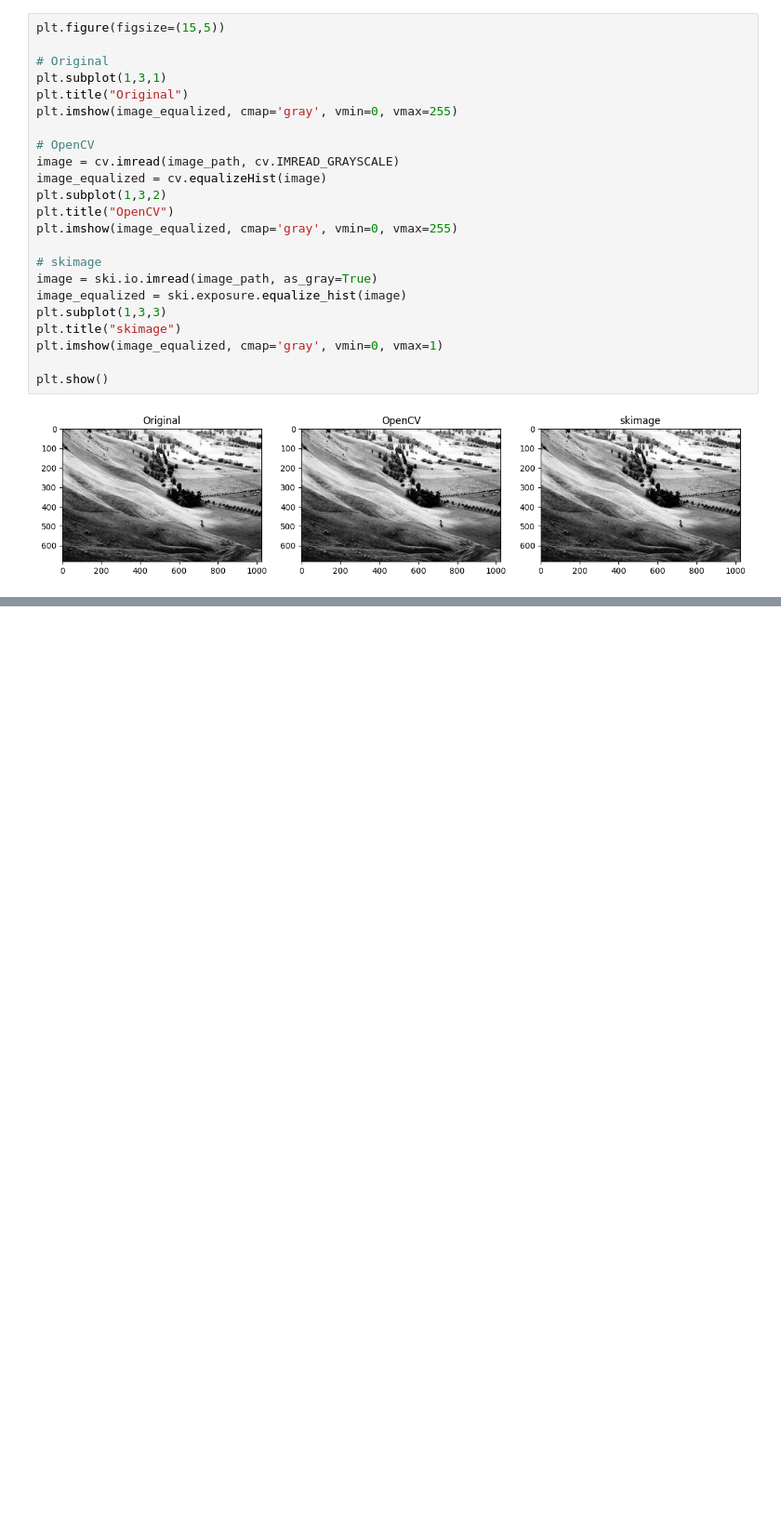
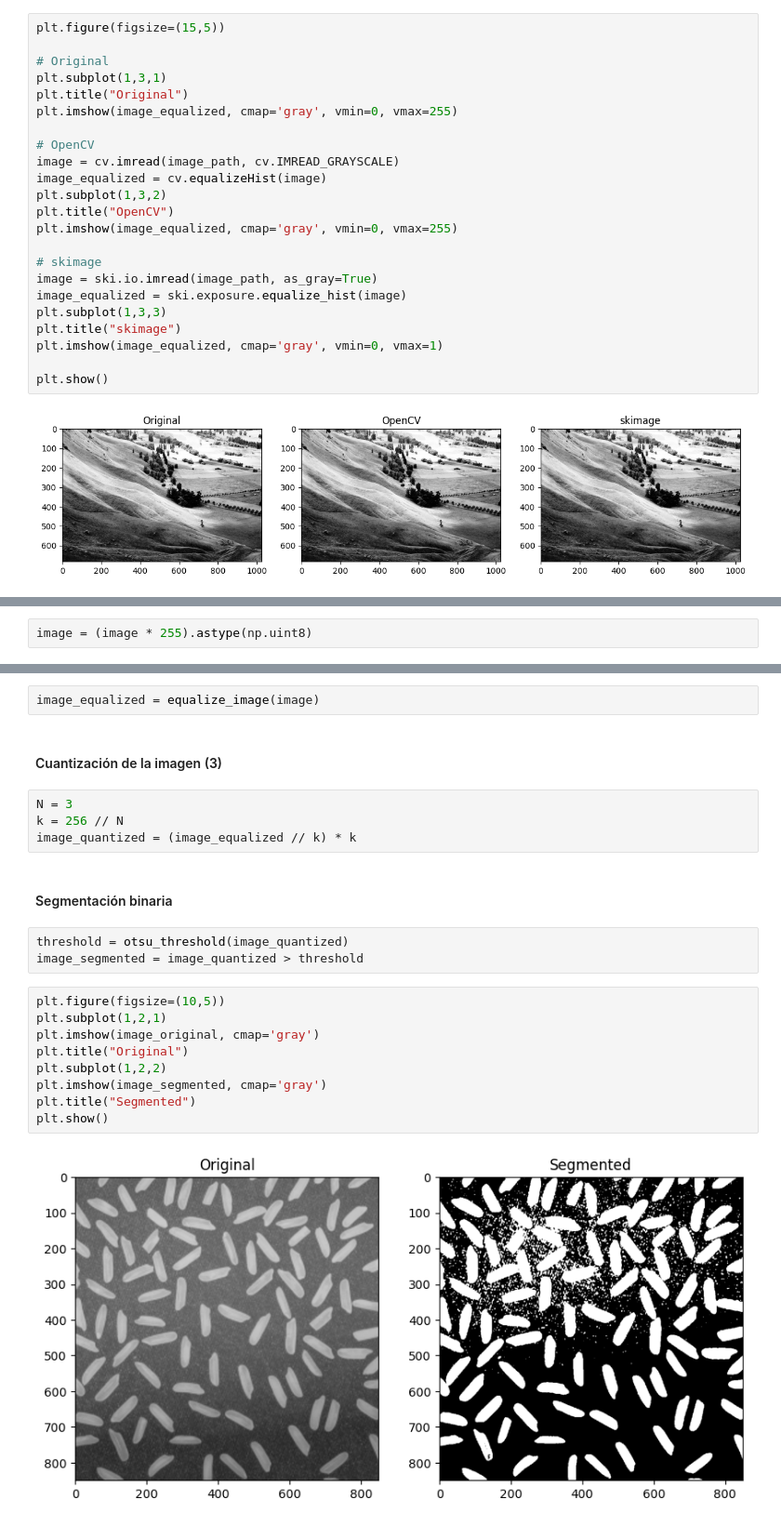
Before and after one commit to TheKiesling/computer-vision, a Jupyter notebook: lab1.ipynb, the cells around one changed output, grey strips where cells are left out. Shown at 93% size. Cells and saved outputs as stored; diff of their text form; blank space fills up the shorter version.

```diff
--- a/lab1.ipynb
+++ b/lab1.ipynb
@@ -102,0 +153,2 @@ plt.show()
+# %%
+image = (image * 255).astype(np.uint8)
@@ -102,0 +157,24 @@ plt.show()
+# %%
+image_equalized = equalize_image(image)
+# %% [markdown]
+#### Cuantización de la imagen (3)
+# %%
+N = 3
+k = 256 // N
+image_quantized = (image_equalized // k) * k
+# %% [markdown]
+#### Segmentación binaria
+# %%
+threshold = otsu_threshold(image_quantized)
+image_segmented = image_quantized > threshold
+# %%
+plt.figure(figsize=(10,5))
+plt.subplot(1,2,1)
+plt.imshow(image_original, cmap='gray')
+plt.title("Original")
+plt.subplot(1,2,2)
+plt.imshow(image_segmented, cmap='gray')
+plt.title("Segmented")
+plt.show()
+# %% [output]
+[figure, added]
```
Also changed, not shown: parts of 10 cells of this notebook, 1 other file.
